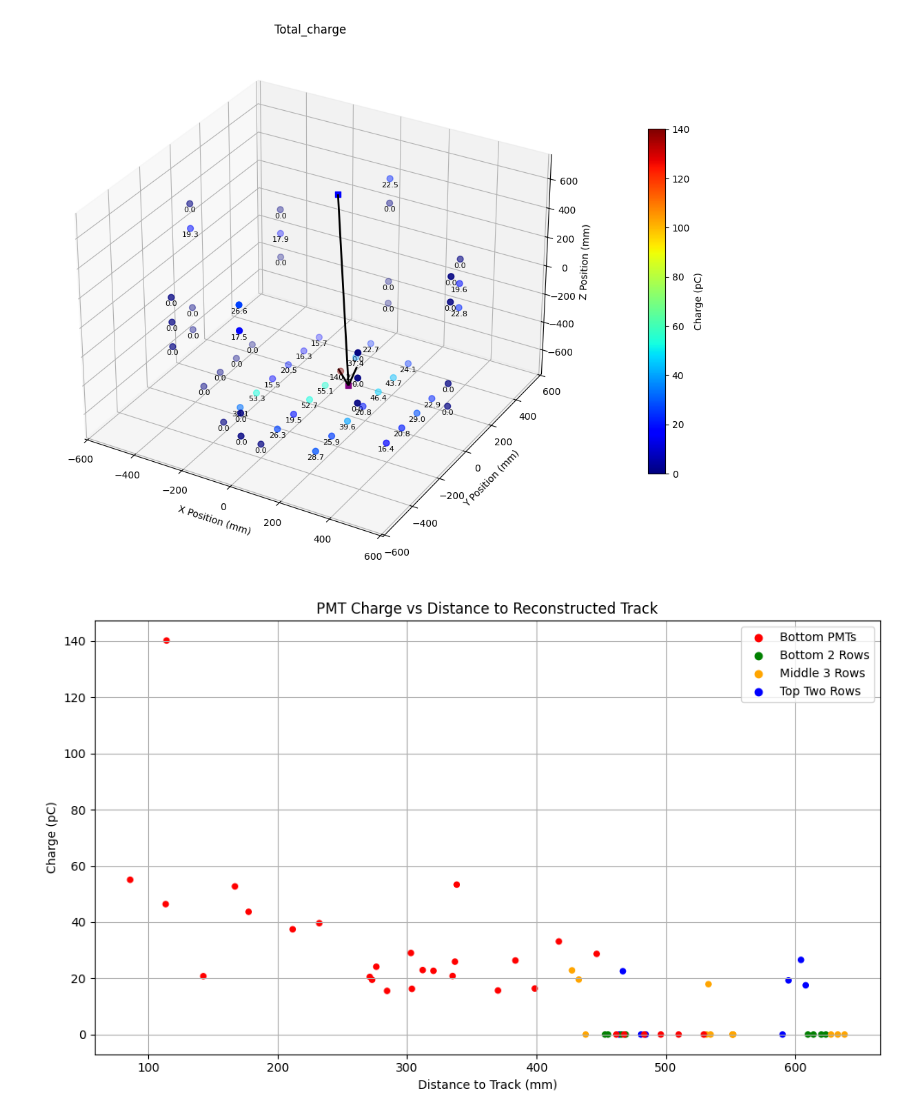
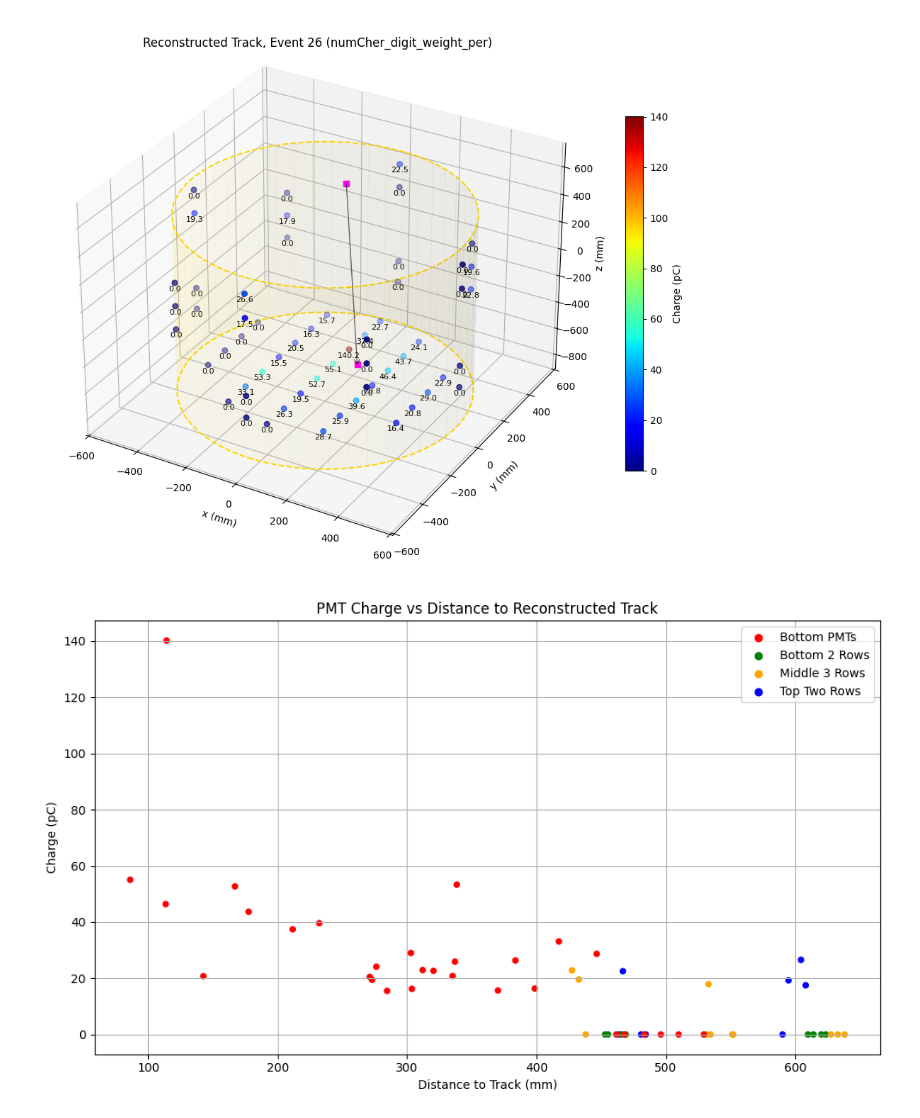
Before and after one commit to dcolson2026/BNL_WbLS, a Jupyter notebook: psu_ipynbs/per_sensor_detector_plot.ipynb, the cells around one changed output. Cells and saved outputs as stored; diff of their text form; code cells hidden in the pictures.

```diff
--- a/psu_ipynbs/per_sensor_detector_plot.ipynb
+++ b/psu_ipynbs/per_sensor_detector_plot.ipynb
@@ -187,6 +187,9 @@ all_PMT_z_list = bottom_PMTs_z+side_PMTs_z+supp_side_PMTs_z
 PMT_positions = [[all_PMT_x_list[i], all_PMT_y_list[i], all_PMT_z_list[i]] for i in range(58)]
 # wrong order or something ^
 # %%
+from mpl_toolkits.mplot3d.art3d import pathpatch_2d_to_3d
+from matplotlib.patches import Circle
+
 event_no = 26
 
 true_entry_x, true_entry_y, true_entry_z = TOP_PADDLE_CENTER
@@ -224,7 +227,7 @@ ax = fig.add_subplot(111, projection='3d')
 
 # Scatter plot with color based on mean residual
 sc = ax.scatter(pmt_positions[:, 0], pmt_positions[:, 1], pmt_positions[:, 2],
-                c=total_charge, cmap='jet', s=40)
+                c=total_charge, cmap='jet', s=30)
 
 # Add charge labels under each point
 for i in range(len(pmt_positions)):
@@ -234,44 +237,82 @@ for i in range(len(pmt_positions)):
             ha='center', va='top')
 
 # Plot entry and exit points as squares
-ax.scatter(entry_x, entry_y, entry_z, c='blue', marker='s', s=30)
-ax.scatter(exit_x, exit_y, exit_z, c='purple', marker='s', s=30)
+ax.scatter(entry_x, entry_y, entry_z, c='magenta', marker='s', s=30)
+ax.scatter(exit_x, exit_y, exit_z, c='magenta', marker='s', s=30)
 
 # ax.scatter(true_entry_x, true_entry_y, true_entry_z, c='pink', marker='*', s=30)
 # ax.scatter(true_exit_x, true_exit_y, true_exit_z, c='pink', marker='*', s=30)
 
 # Draw line connecting them
 # ax.plot([entry_x, exit_x], [entry_y, exit_y], [entry_z, Z_EXIT], c='black', linewidth=1)
 
 # Compute direction vector
 dx = exit_x - entry_x
 dy = exit_y - entry_y
 dz = exit_z - entry_z
 
 # Draw arrow
-ax.quiver(entry_x, entry_y, entry_z, dx, dy, dz, color='black', arrow_length_ratio=0.1, linewidth=2)
+# ax.quiver(entry_x, entry_y, entry_z, dx, dy, dz, color='black', arrow_length_ratio=0.1, linewidth=2)
+ax.quiver(
+    entry_x, entry_y, entry_z,
+    dx, dy, dz,
+    color='black',
+    arrow_length_ratio=0.03,
+    linewidth=1,
+    alpha=0.6
+)
 
 cbar = plt.colorbar(sc, ax=ax, shrink=0.5)
 cbar.set_label('Charge (pC)')
-cbar.ax.set_position([0.82, 0.25, 0.02, 0.5])
+cbar.ax.set_position([0.78, 0.25, 0.02, 0.5])
 
 # Compute bounds with padding
 # padding = 50  # Adjust as needed
 # x_min, x_max = pmt_positions[:, 0].min() - padding, pmt_positions[:, 0].max() + padding
 # y_min, y_max = pmt_positions[:, 1].min() - padding, pmt_positions[:, 1].max() + padding
 # z_min, z_max = pmt_positions[:, 2].min() - padding, pmt_positions[:, 2].max() + padding
 # ax.set_xlim(x_min, x_max)
 # ax.set_ylim(y_min, y_max)
 # ax.set_zlim(z_min, z_max)
 
-ax.set_xlabel('X Position (mm)')
-ax.set_ylabel('Y Position (mm)')
-ax.set_zlabel('Z Position (mm)')
-ax.set_title('Total_charge')
+ax.set_xlabel('x (mm)')
+ax.set_ylabel('y (mm)')
+ax.set_zlabel('z (mm)')
+ax.set_title('Reconstructed Track, Event 26 (numCher_digit_weight_per)', y=1.03)
+
+###
+# Parameters
+r_cyl = 525
+z1 = -800
+z2 = 500
+opacity = 0.05  # Very faint
+
+# 1. Draw two circular bases
+for z in [z1, z2]:
+    circle = Circle((0, 0), r_cyl, color='gold', fill=False, linewidth=1.5, linestyle='--')
+    ax.add_patch(circle)
+    pathpatch_2d_to_3d(circle, z=z, zdir="z")
+
+# 2. Draw transparent cylinder between z1 and z2
+theta = np.linspace(0, 2 * np.pi, 50)
+z = np.linspace(z1, z2, 2)
+theta, z = np.meshgrid(theta, z)
+x = r_cyl * np.cos(theta)
+y = r_cyl * np.sin(theta)
+
+ax.plot_surface(
+    x, y, z,
+    color='gold',
+    alpha=opacity,
+    linewidth=0,
+    antialiased=False
+)
+###
+
 
 plt.show()
 # %% [output]
-[figure, old version]
+[figure, new version]
 # %%
 reco_entry = (entry_x, entry_y, entry_z)
 reco_exit = (exit_x, exit_y, exit_z)
```
Also changed, not shown: 3 other files.
